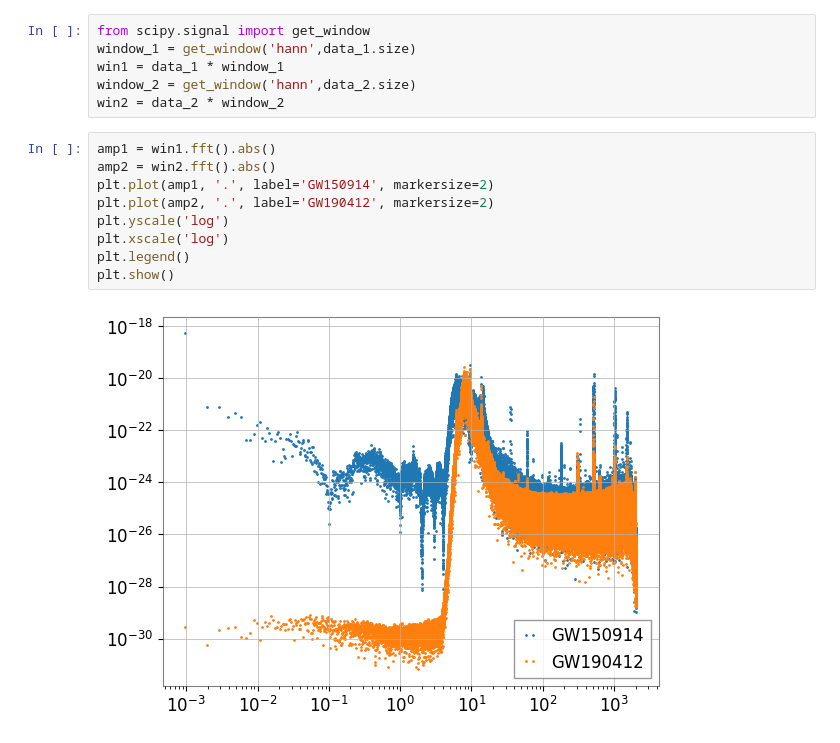
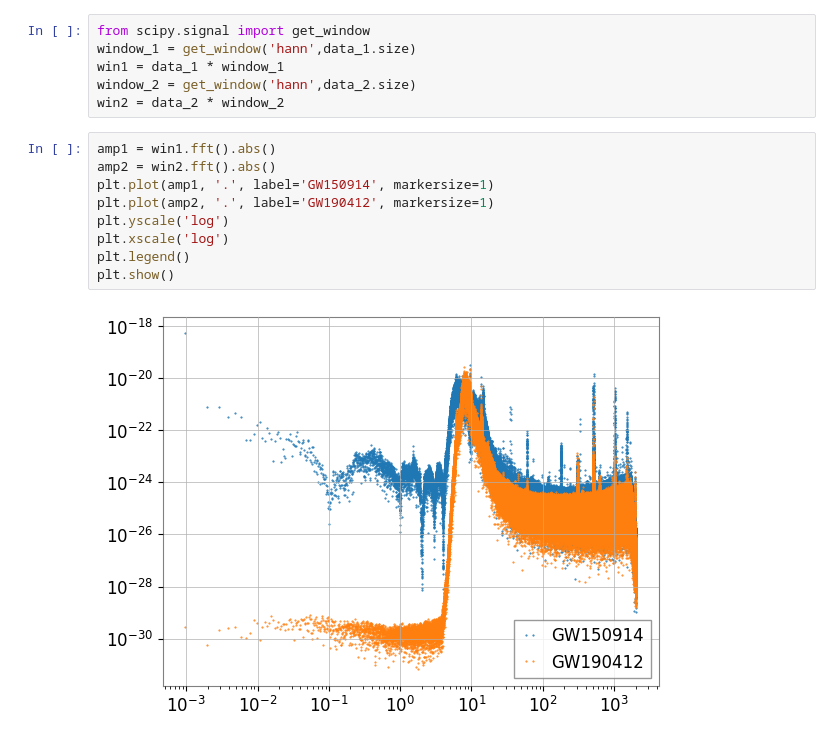
Before and after one commit to abhisikta-research/gw-2023, a Jupyter notebook: Tutorials/Day_1/Tuto_1.2_Open_Data_access_with_GWpy.ipynb, the cells around one changed output. Saved outputs shown, nothing was run; the diff lists cells and outputs as text.

```diff
--- a/Tutorials/Day_1/Tuto_1.2_Open_Data_access_with_GWpy.ipynb
+++ b/Tutorials/Day_1/Tuto_1.2_Open_Data_access_with_GWpy.ipynb
@@ -295,11 +295,11 @@ win2 = data_2 * window_2
 # %%
 amp1 = win1.fft().abs()
 amp2 = win2.fft().abs()
-plt.plot(amp1, '.', label='GW150914', markersize=2)
-plt.plot(amp2, '.', label='GW190412', markersize=2)
+plt.plot(amp1, '.', label='GW150914', markersize=1)
+plt.plot(amp2, '.', label='GW190412', markersize=1)
 plt.yscale('log')
 plt.xscale('log')
 plt.legend()
 plt.show()
 # %% [output]
-[figure, old version]
+[figure, new version]
```
Also changed, not shown: parts of 1 cell of this notebook.
